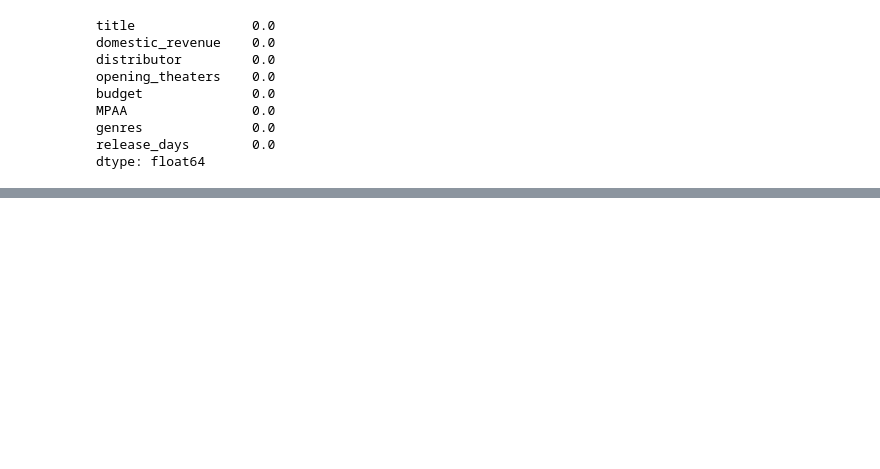
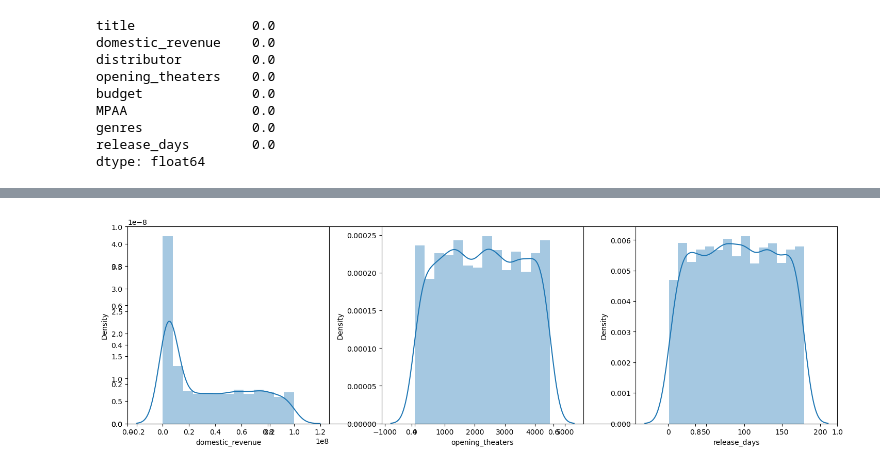
Before and after one commit to Sumanpradhan1706/practical-ml-projects, a Jupyter notebook: 05_Box Office Revenue Prediction/anaconda_projects/db/Box Office Revenue Prediction.ipynb, the cells around one changed output, grey strips where cells are left out. Saved outputs shown, nothing was run; the diff lists cells and outputs as text; code cells hidden in the pictures; blank space fills up the shorter version.

```diff
--- a/05_Box Office Revenue Prediction/anaconda_projects/db/Box Office Revenue Prediction.ipynb
+++ b/05_Box Office Revenue Prediction/anaconda_projects/db/Box Office Revenue Prediction.ipynb
@@ -83,0 +121,11 @@ dtype: float64
+# %%
+plt.subplots(figsize=(15, 5))
+
+features = ['domestic_revenue', 'opening_theaters', 'release_days']
+for i, col in enumerate(features):
+    plt.subplot(1, 3, i+1)
+    sb.distplot(df[col])
+plt.tight_layout()
+plt.show()
+# %% [output]
+[figure, added]
```
Also changed, not shown: parts of 5 cells of this notebook, 1 other file.
